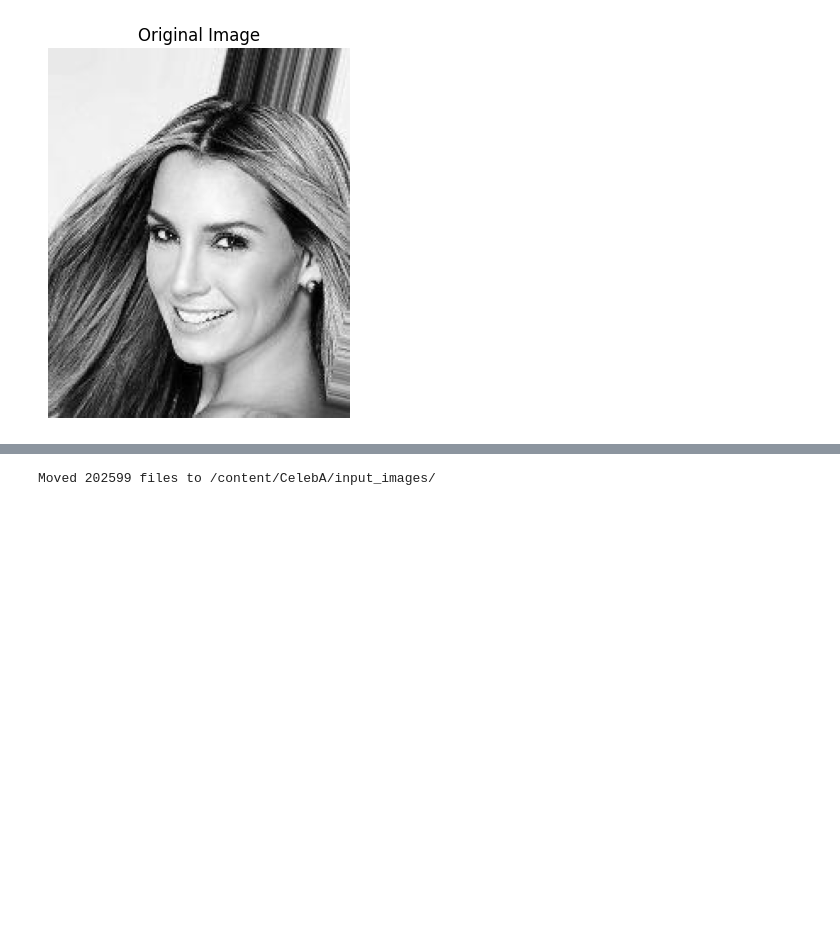
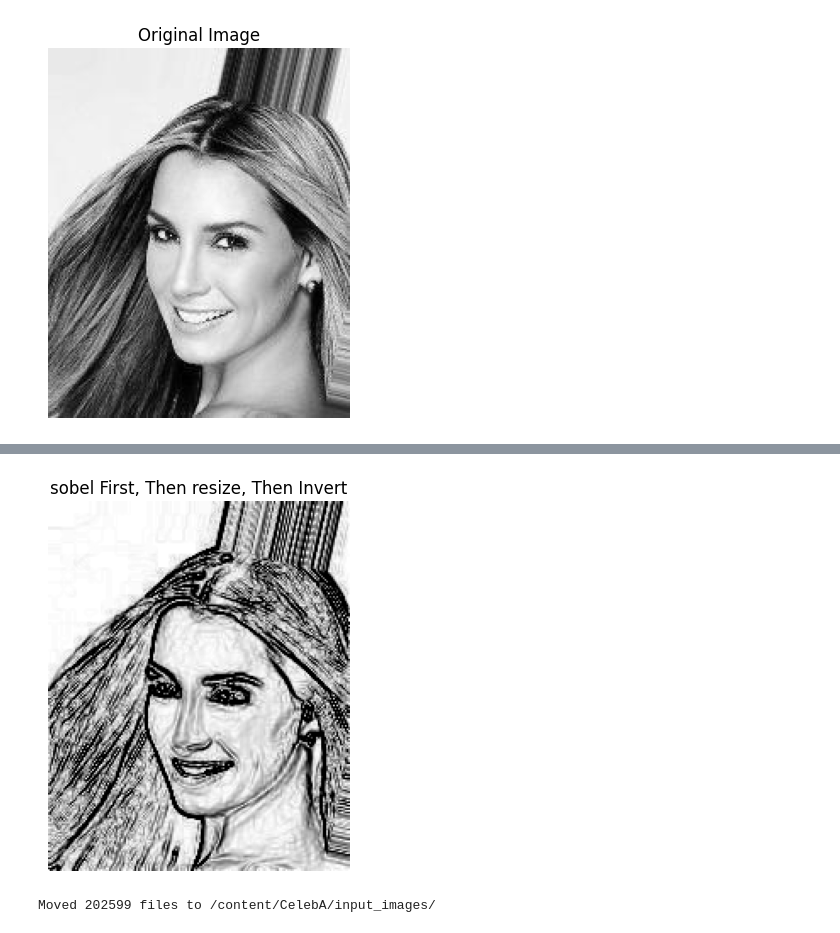
Before and after one commit to VDNT11NULL/S2I, a Jupyter notebook: Prepare_dataset.ipynb, the cells around one changed output, grey strips where cells are left out. Saved outputs shown, nothing was run; the diff lists cells and outputs as text; code cells hidden in the pictures; blank space fills up the shorter version.

```diff
--- a/Prepare_dataset.ipynb
+++ b/Prepare_dataset.ipynb
@@ -90,2 +127,33 @@ Created directories:
+# %%
+import cv2
+import matplotlib.pyplot as plt
+
+dataset_path='/content/img_align_celeba/img_align_celeba/'
+
+img_path = os.path.join(dataset_path, '000001.jpg')
+
+img = cv2.imread(img_path)
+
+# Convert the original image to grayscale
+gray_img = cv2.cvtColor(img, cv2.COLOR_BGR2GRAY)
+
+# Apply Sobel filter on the original grayscale image
+sobel_x = cv2.Sobel(gray_img, cv2.CV_64F, 1, 0, ksize=3)  # Sobel in x-direction
+sobel_y = cv2.Sobel(gray_img, cv2.CV_64F, 0, 1, ksize=3)  # Sobel in y-direction
+sobel_combined = cv2.magnitude(sobel_x, sobel_y)  # Combine both directions
+
+# Resize the result of the Sobel operation to 256x256
+sobel_resized = cv2.resize(sobel_combined, (256, 256))
+
+# Display the result
+sobel_inverted = cv2.bitwise_not(cv2.convertScaleAbs(sobel_combined))
+
+# Display the result
+plt.imshow(sobel_inverted, cmap='gray')
+plt.title('sobel First, Then resize, Then Invert')
+plt.axis('off')
+plt.show()
+# %% [output]
+[figure, added]
 # %%
 import os
```
Also changed, not shown: parts of 16 cells of this notebook.
